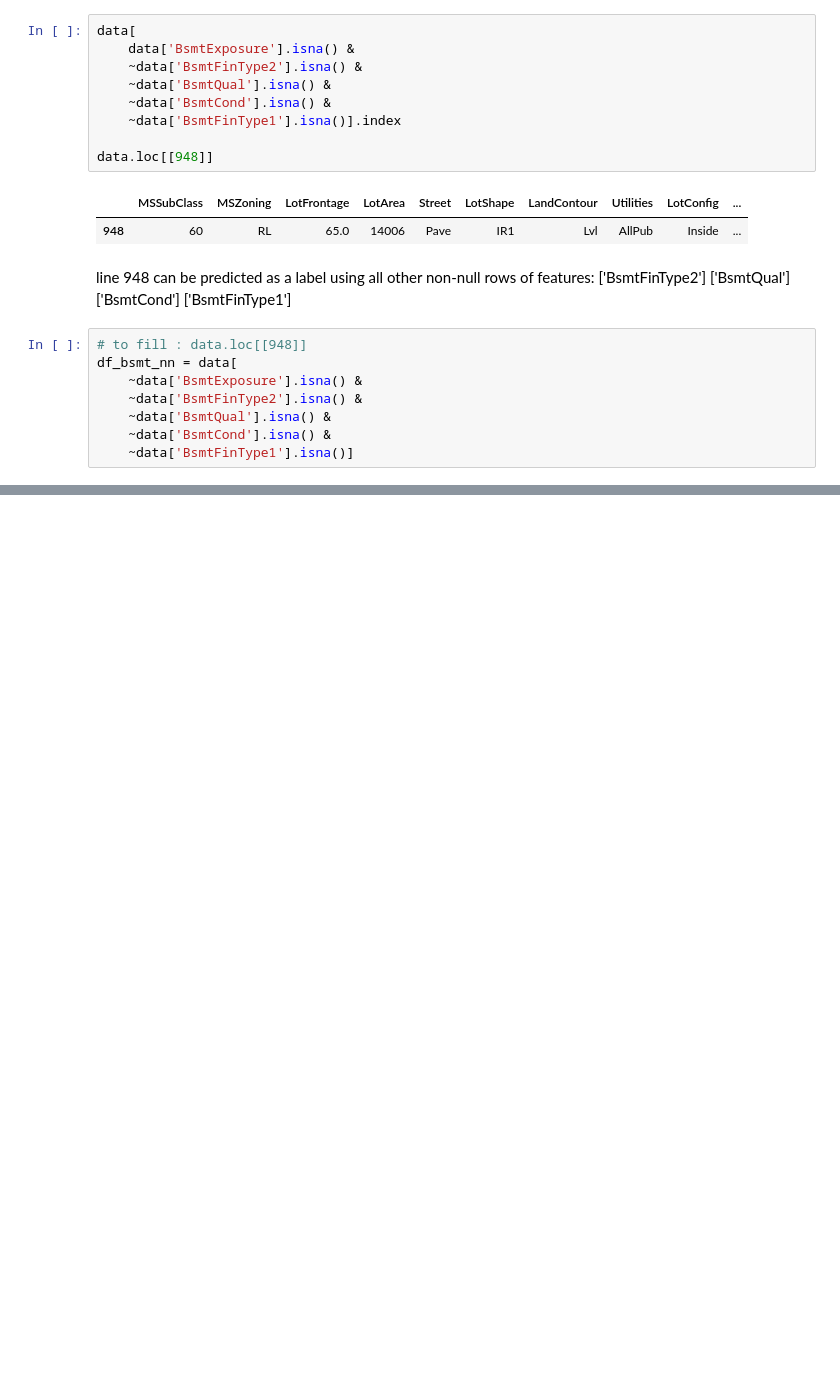
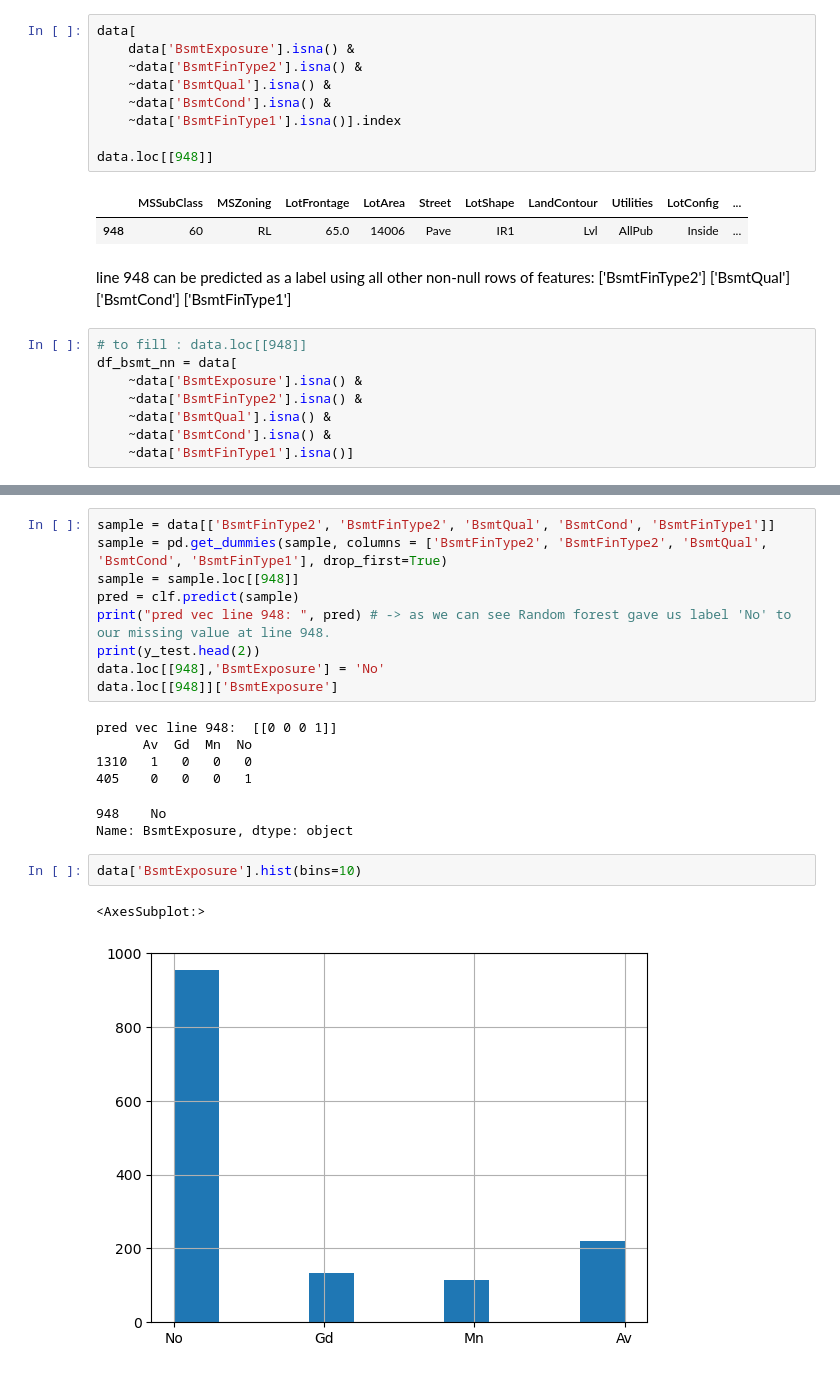
Before and after one commit to DorGetter/kaggle_competition_house_pricing, a Jupyter notebook: eda.ipynb, the cells around one changed output, grey strips where cells are left out. Saved outputs shown, nothing was run; the diff lists cells and outputs as text; blank space fills up the shorter version.

```diff
--- a/eda.ipynb
+++ b/eda.ipynb
@@ -290,0 +313,21 @@ ValueError: could not convert string to float: 'No'
+# %%
+sample = data[['BsmtFinType2', 'BsmtFinType2', 'BsmtQual', 'BsmtCond', 'BsmtFinType1']]
+sample = pd.get_dummies(sample, columns = ['BsmtFinType2', 'BsmtFinType2', 'BsmtQual', 'BsmtCond', 'BsmtFinType1'], drop_first=True)
+sample = sample.loc[[948]]
+pred = clf.predict(sample)
+print("pred vec line 948: ", pred) # -> as we can see Random forest gave us label 'No' to our missing value at line 948.
+print(y_test.head(2))
+data.loc[[948],'BsmtExposure'] = 'No'
+data.loc[[948]]['BsmtExposure']
+# %% [output]
+pred vec line 948:  [[0 0 0 1]]
+      Av  Gd  Mn  No
+1310   1   0   0   0
+405    0   0   0   1
+948    No
+Name: BsmtExposure, dtype: object
+# %%
+data['BsmtExposure'].hist(bins=10)
+# %% [output]
+<AxesSubplot:>
+[figure, added]
```
Also changed, not shown: parts of 10 cells of this notebook.
